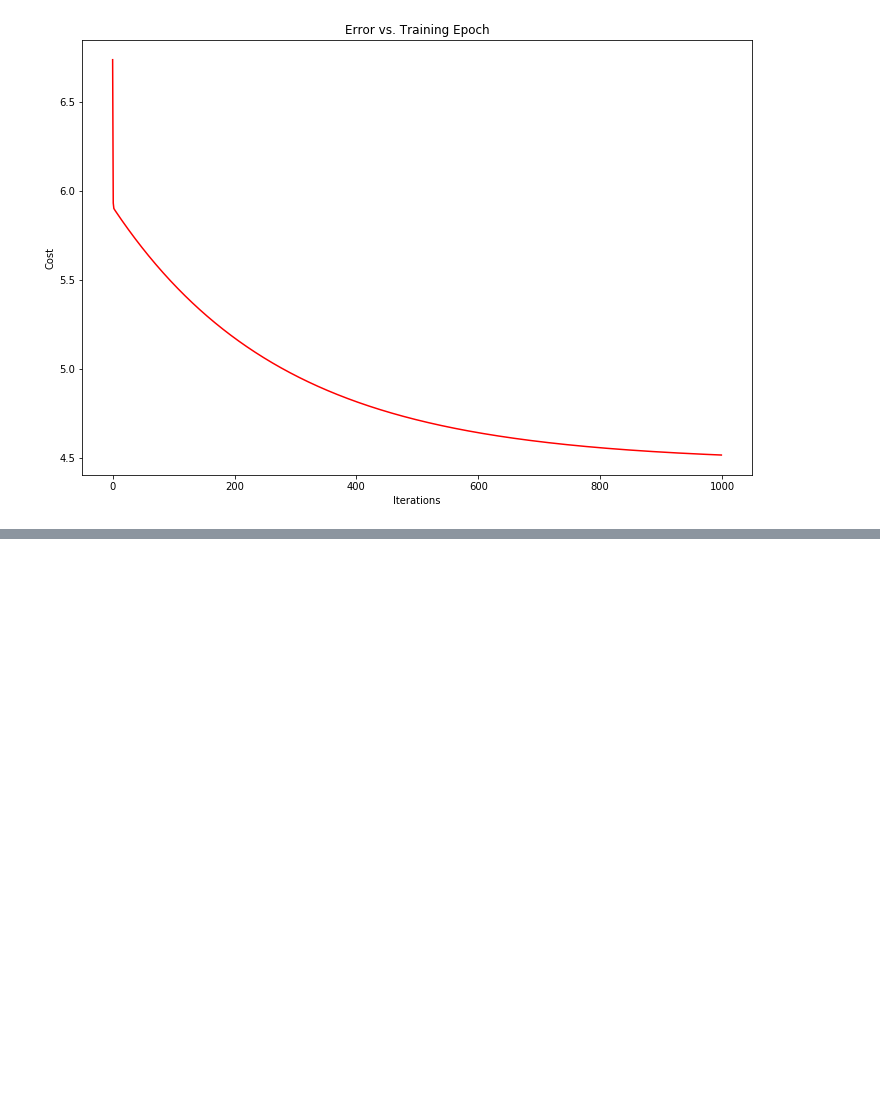
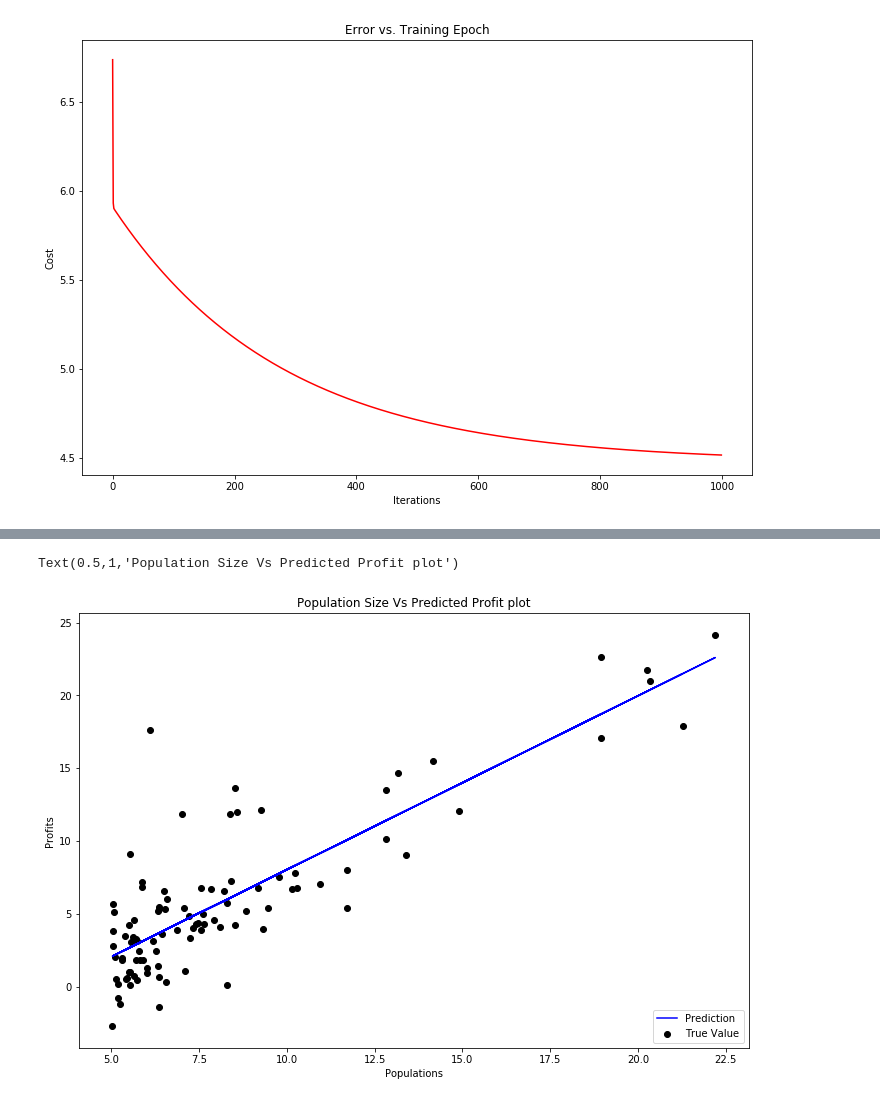
Before and after one commit to sushantv2v/Gradient_descent, a Jupyter notebook: Simple Linear Regression.ipynb, the cells around one changed output, grey strips where cells are left out. Cells and saved outputs as stored; diff of their text form; code cells hidden in the pictures; blank space fills up the shorter version.

```diff
--- a/Simple Linear Regression.ipynb
+++ b/Simple Linear Regression.ipynb
@@ -154,0 +176,15 @@ Text(0.5,1,'Error vs. Training Epoch')
+# %%
+x= np.array(X[:,1]).flatten()
+y = model.predict(X).flatten()
+
+
+fig ,ax = plt.subplots(figsize=(12,8))
+ax.plot(x,f,'b',label="Prediction")
+ax.scatter(data.Populations,data.Profits,label="True Value",c="black")
+ax.legend(loc=4)
+ax.set_xlabel("Populations")
+ax.set_ylabel("Profits")
+ax.set_title("Population Size Vs Predicted Profit plot")
+# %% [output]
+Text(0.5,1,'Population Size Vs Predicted Profit plot')
+[figure, added]
```
Also changed, not shown: parts of 2 cells of this notebook.
